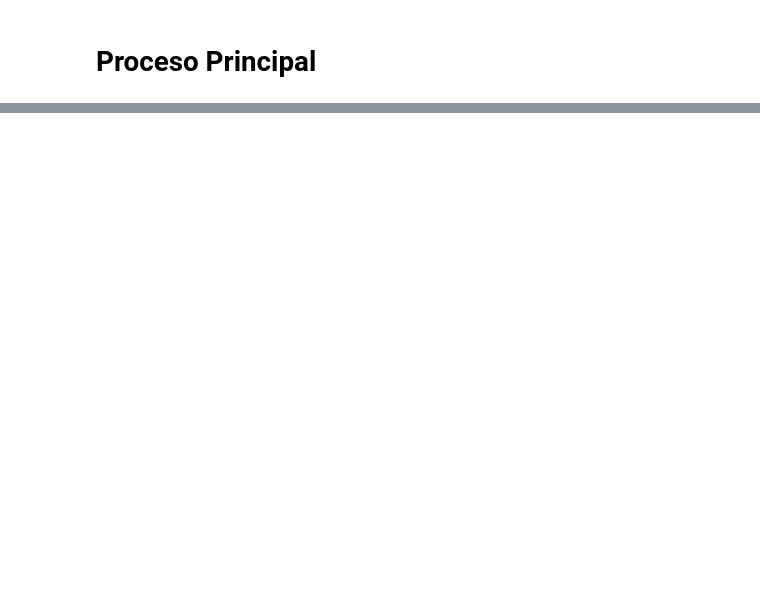
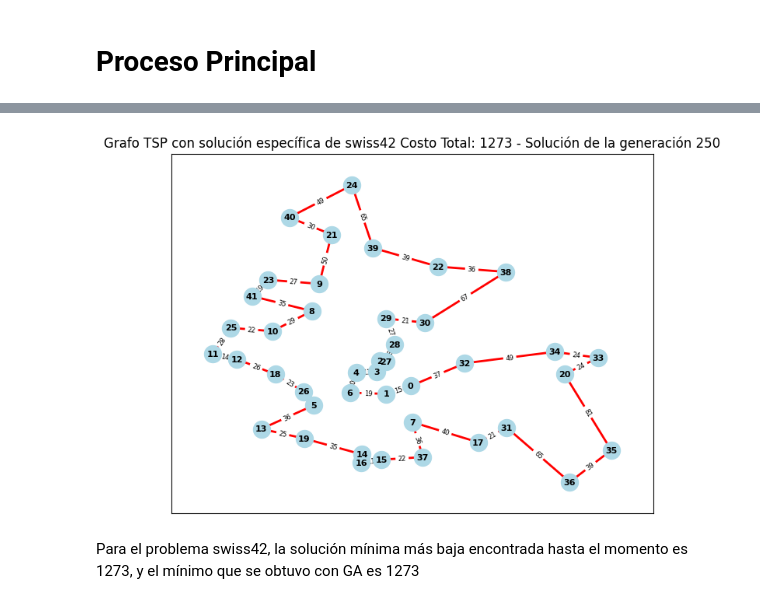
Before and after one commit to carlosbravo1408/03MIAR-Algoritmos-de-Optimizacion-2025, a Jupyter notebook: AG4/Algoritmo_Genetico_para_el_TSP.ipynb, the cells around one changed output, grey strips where cells are left out. Cells and saved outputs as stored; diff of their text form; code cells hidden in the pictures; blank space fills up the shorter version.

```diff
--- a/AG4/Algoritmo_Genetico_para_el_TSP.ipynb
+++ b/AG4/Algoritmo_Genetico_para_el_TSP.ipynb
@@ -212,0 +275,15 @@ Evaluar_Poblacion(generar_poblacion(tsp_problem, 50), tsp_problem)
+# %%
+def Mutar(solucion: SolutionType, mutacion: float):
+    """
+    Función de mutación. Se eligen dos nodos y se intercambia. Se podrían
+    añadir otros operadores\n
+    Se hace mutaciones mutación % de las veces
+    :param solucion:
+    :param mutacion:
+    :return:
+    """
+    _solution = list(solucion)
+    if random.random() <= mutacion:
+        i, j = sorted(random.sample(range(0, len(solucion)), 2))
+        _solution[i], _solution[j] = _solution[j], _solution[i]
+    return _solution
@@ -390,0 +599,14 @@ sol = algoritmo_genetico(problem=tsp_problem, N=500, mutacion=.3, elitismo=.40,
+# %%
+plot_tsp_solution(
+    problem=tsp_problem,
+    tsp_solution=sol,
+    title="Solución de la generación 250"
+)
+display(HTML(
+    f"Para el problema {tsp_problem.name}, la solución mínima más baja "
+    f"encontrada hasta el momento es 1273, y el mínimo que se obtuvo con GA "
+    f"es {dis}"
+))
+# %% [output]
+[figure, added]
+Para el problema swiss42, la solución mínima más baja encontrada hasta el momento es 1273, y el mínimo que se obtuvo con GA es 1273
```
Also changed, not shown: parts of 20 cells of this notebook, 2 other files.
